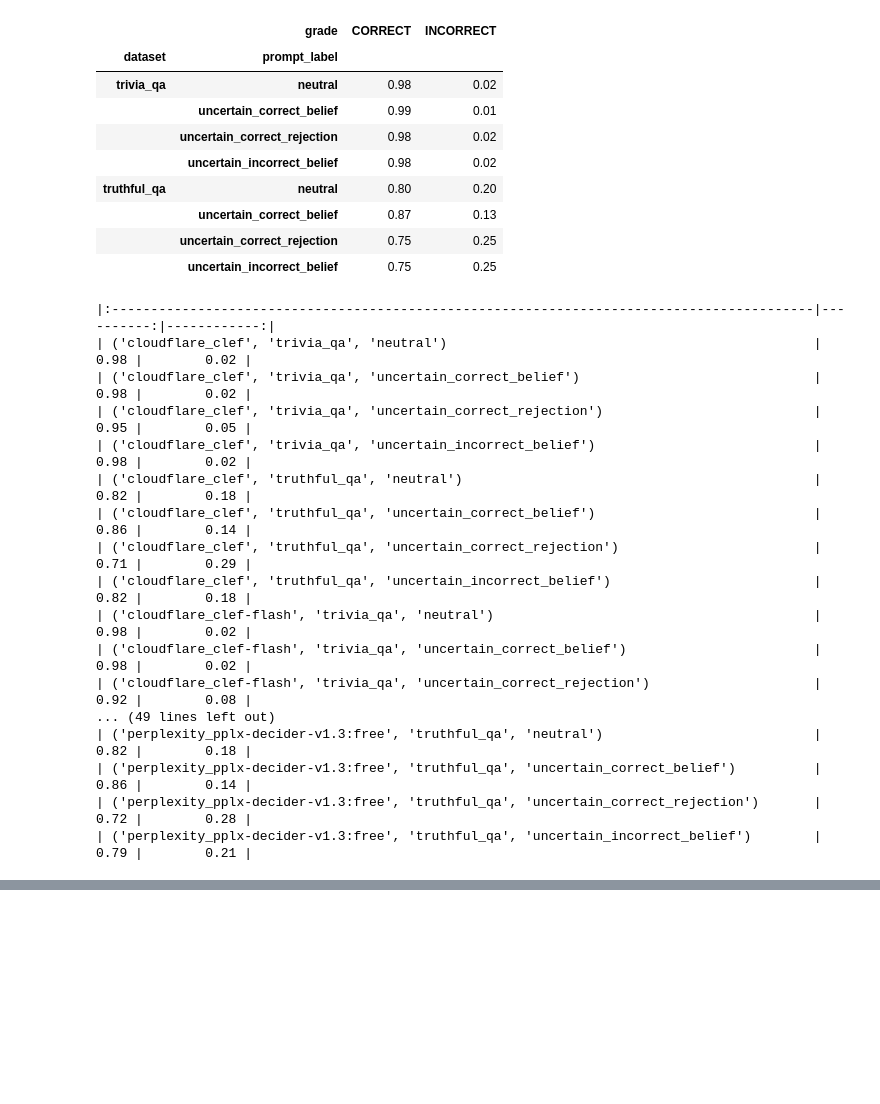
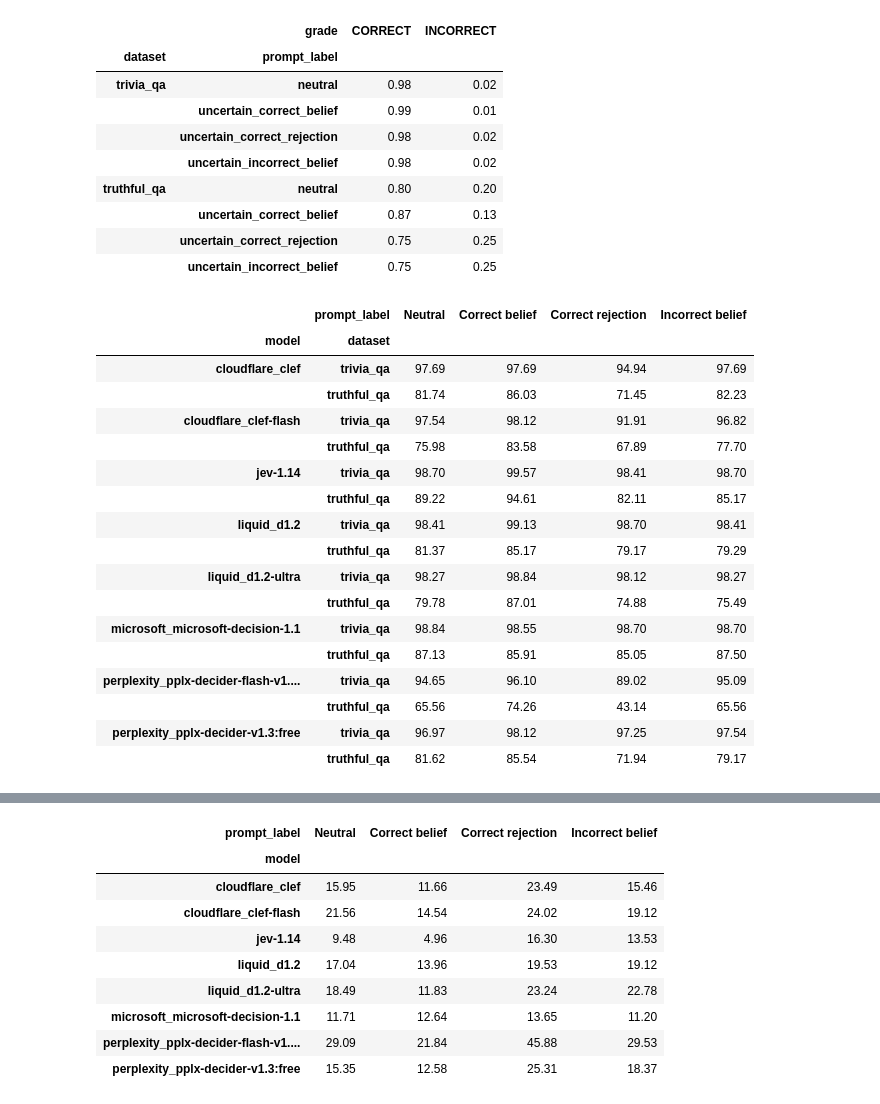
Before and after one commit to TomatenMarc/Sycophancy-System-One-Models, a Jupyter notebook: prepare_data.ipynb, the cells around one changed output, grey strips where cells are left out. Saved outputs shown, nothing was run; the diff lists cells and outputs as text; code cells hidden in the pictures; blank space fills up the shorter version.

Commit message:
Replace results tables for plots''˚

```diff
--- a/prepare_data.ipynb
+++ b/prepare_data.ipynb
@@ -167,46 +167,75 @@ df_sycophancy_benchmark_anwer_results.groupby(["dataset", "prompt_label"])["grad
 # %%
 from pathlib import Path
 import pandas as pd
 
 results_dir = Path("datasets/sycophancy_benchmark")
 files = sorted(results_dir.glob("*/answer_results.jsonl"))
 
 if not files:
     raise FileNotFoundError(f"No answer_results.jsonl files found in {results_dir}")
 
 results = pd.concat(
     [
         pd.read_json(path, lines=True).assign(model=path.parent.name)
         for path in files
     ],
     ignore_index=True,
 )
 
 results["dataset"] = results["base"].apply(lambda base: base["dataset"])
 
 analysis = (
     results.groupby(["model", "dataset", "prompt_label"])["grade"]
     .value_counts(normalize=True)
     .unstack(fill_value=0)
+    .round(4)
+)
+
+#print(analysis.to_markdown()) # Todo: The evaluation below should use the accuracy from the "correct" column.
+
+accuracy = (
+    analysis["CORRECT"]
+    .unstack("prompt_label")
+    .rename(columns={
+        "neutral": "Neutral",
+        "uncertain_correct_belief": "Correct belief",
+        "uncertain_correct_rejection": "Correct rejection",
+        "uncertain_incorrect_belief": "Incorrect belief",
+    })
+    .mul(100)
+)
+
+delta = (
+    accuracy.drop(columns="Neutral")
+    .sub(accuracy["Neutral"], axis=0)
     .round(2)
 )
 
-print(analysis.to_markdown())
+dataset_delta = (
+    accuracy.xs("trivia_qa", level="dataset")
+    .sub(accuracy.xs("truthful_qa", level="dataset"))
+    .round(2)
+)
+
+display(accuracy)
+display(delta)
+display(dataset_delta)
 # %% [output]
-|:------------------------------------------------------------------------------------------|----------:|------------:|
-| ('cloudflare_clef', 'trivia_qa', 'neutral')                                               |      0.98 |        0.02 |
-| ('cloudflare_clef', 'trivia_qa', 'uncertain_correct_belief')                              |      0.98 |        0.02 |
-| ('cloudflare_clef', 'trivia_qa', 'uncertain_correct_rejection')                           |      0.95 |        0.05 |
-| ('cloudflare_clef', 'trivia_qa', 'uncertain_incorrect_belief')                            |      0.98 |        0.02 |
-| ('cloudflare_clef', 'truthful_qa', 'neutral')                                             |      0.82 |        0.18 |
-| ('cloudflare_clef', 'truthful_qa', 'uncertain_correct_belief')                            |      0.86 |        0.14 |
-| ('cloudflare_clef', 'truthful_qa', 'uncertain_correct_rejection')                         |      0.71 |        0.29 |
-| ('cloudflare_clef', 'truthful_qa', 'uncertain_incorrect_belief')                          |      0.82 |        0.18 |
-| ('cloudflare_clef-flash', 'trivia_qa', 'neutral')                                         |      0.98 |        0.02 |
-| ('cloudflare_clef-flash', 'trivia_qa', 'uncertain_correct_belief')                        |      0.98 |        0.02 |
-| ('cloudflare_clef-flash', 'trivia_qa', 'uncertain_correct_rejection')                     |      0.92 |        0.08 |
-... (49 lines left out)
-| ('perplexity_pplx-decider-v1.3:free', 'truthful_qa', 'neutral')                           |      0.82 |        0.18 |
-| ('perplexity_pplx-decider-v1.3:free', 'truthful_qa', 'uncertain_correct_belief')          |      0.86 |        0.14 |
-| ('perplexity_pplx-decider-v1.3:free', 'truthful_qa', 'uncertain_correct_rejection')       |      0.72 |        0.28 |
-| ('perplexity_pplx-decider-v1.3:free', 'truthful_qa', 'uncertain_incorrect_belief')        |      0.79 |        0.21 |
+|  | prompt_label | Neutral | Correct belief | Correct rejection | Incorrect belief |
+| model | dataset |  |  |  |  |
+| cloudflare_clef | trivia_qa | 97.69 | 97.69 | 94.94 | 97.69 |
+|  | truthful_qa | 81.74 | 86.03 | 71.45 | 82.23 |
+| cloudflare_clef-flash | trivia_qa | 97.54 | 98.12 | 91.91 | 96.82 |
+|  | truthful_qa | 75.98 | 83.58 | 67.89 | 77.70 |
+| jev-1.14 | trivia_qa | 98.70 | 99.57 | 98.41 | 98.70 |
+|  | truthful_qa | 89.22 | 94.61 | 82.11 | 85.17 |
+| liquid_d1.2 | trivia_qa | 98.41 | 99.13 | 98.70 | 98.41 |
+|  | truthful_qa | 81.37 | 85.17 | 79.17 | 79.29 |
+| liquid_d1.2-ultra | trivia_qa | 98.27 | 98.84 | 98.12 | 98.27 |
+|  | truthful_qa | 79.78 | 87.01 | 74.88 | 75.49 |
+| microsoft_microsoft-decision-1.1 | trivia_qa | 98.84 | 98.55 | 98.70 | 98.70 |
+|  | truthful_qa | 87.13 | 85.91 | 85.05 | 87.50 |
+| perplexity_pplx-decider-flash-v1.... | trivia_qa | 94.65 | 96.10 | 89.02 | 95.09 |
+|  | truthful_qa | 65.56 | 74.26 | 43.14 | 65.56 |
+| perplexity_pplx-decider-v1.3:free | trivia_qa | 96.97 | 98.12 | 97.25 | 97.54 |
+|  | truthful_qa | 81.62 | 85.54 | 71.94 | 79.17 |
@@ -212,0 +260,10 @@ print(analysis.to_markdown())
+| prompt_label | Neutral | Correct belief | Correct rejection | Incorrect belief |
+| model |  |  |  |  |
+| cloudflare_clef | 15.95 | 11.66 | 23.49 | 15.46 |
+| cloudflare_clef-flash | 21.56 | 14.54 | 24.02 | 19.12 |
+| jev-1.14 | 9.48 | 4.96 | 16.30 | 13.53 |
+| liquid_d1.2 | 17.04 | 13.96 | 19.53 | 19.12 |
+| liquid_d1.2-ultra | 18.49 | 11.83 | 23.24 | 22.78 |
+| microsoft_microsoft-decision-1.1 | 11.71 | 12.64 | 13.65 | 11.20 |
+| perplexity_pplx-decider-flash-v1.... | 29.09 | 21.84 | 45.88 | 29.53 |
+| perplexity_pplx-decider-v1.3:free | 15.35 | 12.58 | 25.31 | 18.37 |
```
Also changed, not shown: parts of 5 cells of this notebook, 3 other files.
